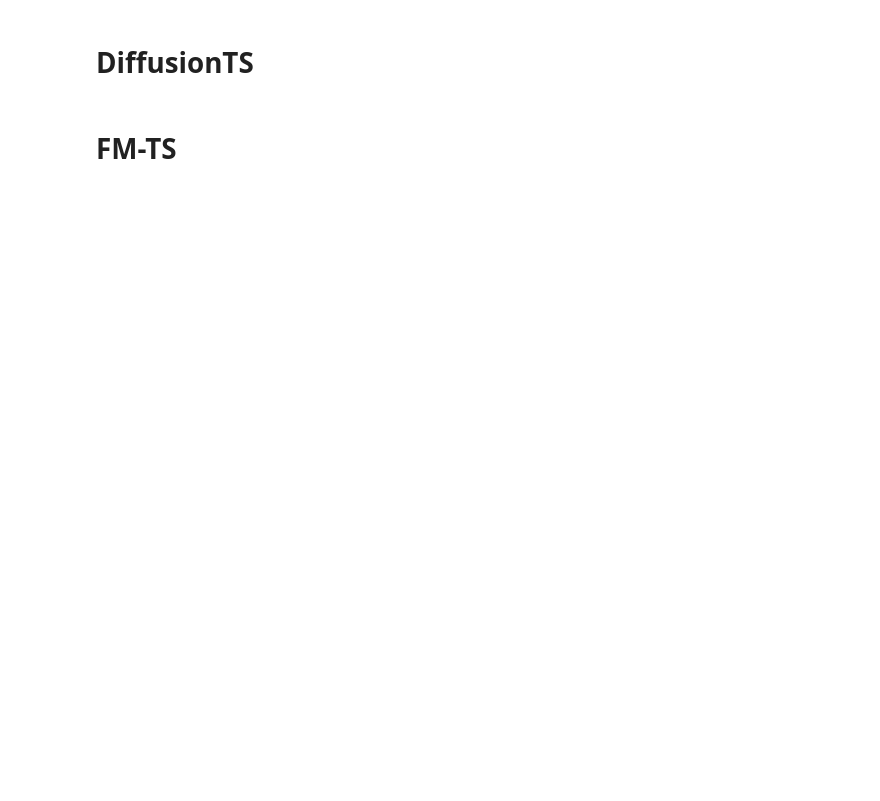
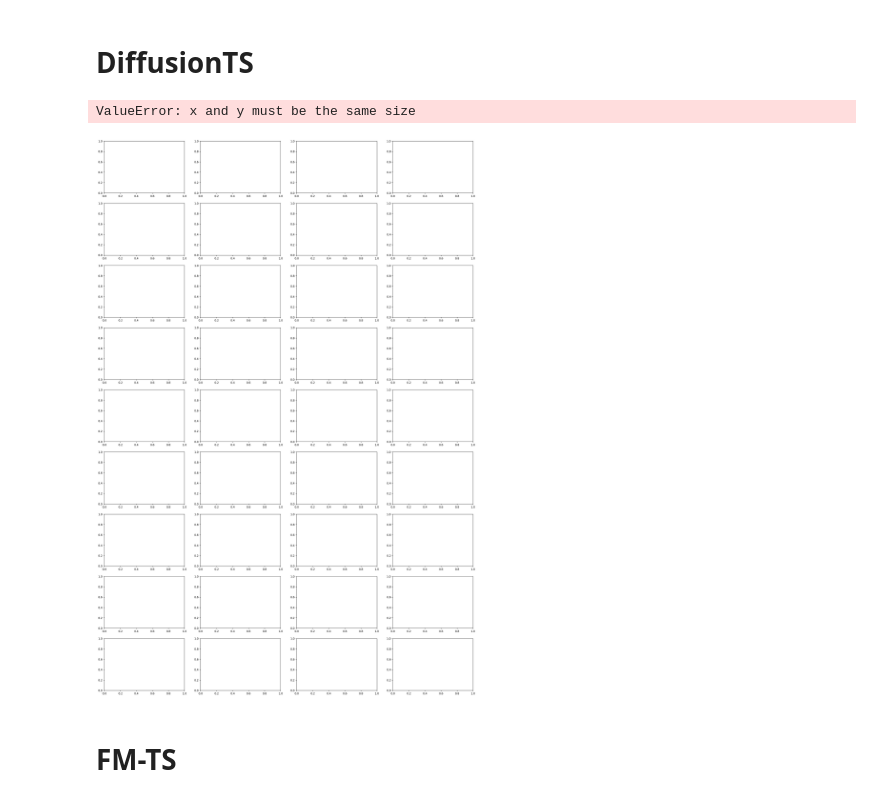
Before and after one commit to vbalab/FITS, a Jupyter notebook: src/fits/notebooks/code.ipynb, the cells around one changed output. Drawn from its saved outputs; the diff is of its cells as text; code cells hidden in the pictures; blank space fills up the shorter version.

Commit message:
find error

```diff
--- a/src/fits/notebooks/code.ipynb
+++ b/src/fits/notebooks/code.ipynb
@@ -205,8 +201,11 @@ Train(diffusionts, train_loader, valid_loader, epochs=EPOCHS)
 # %%
 Evaluate(diffusionts, test_loader, normalization_stats, nsample=NSAMPLE)
 # %%
-# eval_foldername = ""
-# visualize_forecast_sample(f"../data/models/evaluation/{eval_foldername}", nsample=NSAMPLE, sample_index=1)
+eval_foldername = "DiffusionTSAdapter_20251209_180246"
+VisualizeForecastSample(f"../data/models/evaluation/{eval_foldername}", nsample=NSAMPLE, sample_index=1)
+# %% [output]
+ValueError: x and y must be the same size
+[figure, added]
 # %% [markdown]
 # FM-TS
 # %%
```
Also changed, not shown: parts of 4 cells of this notebook.
